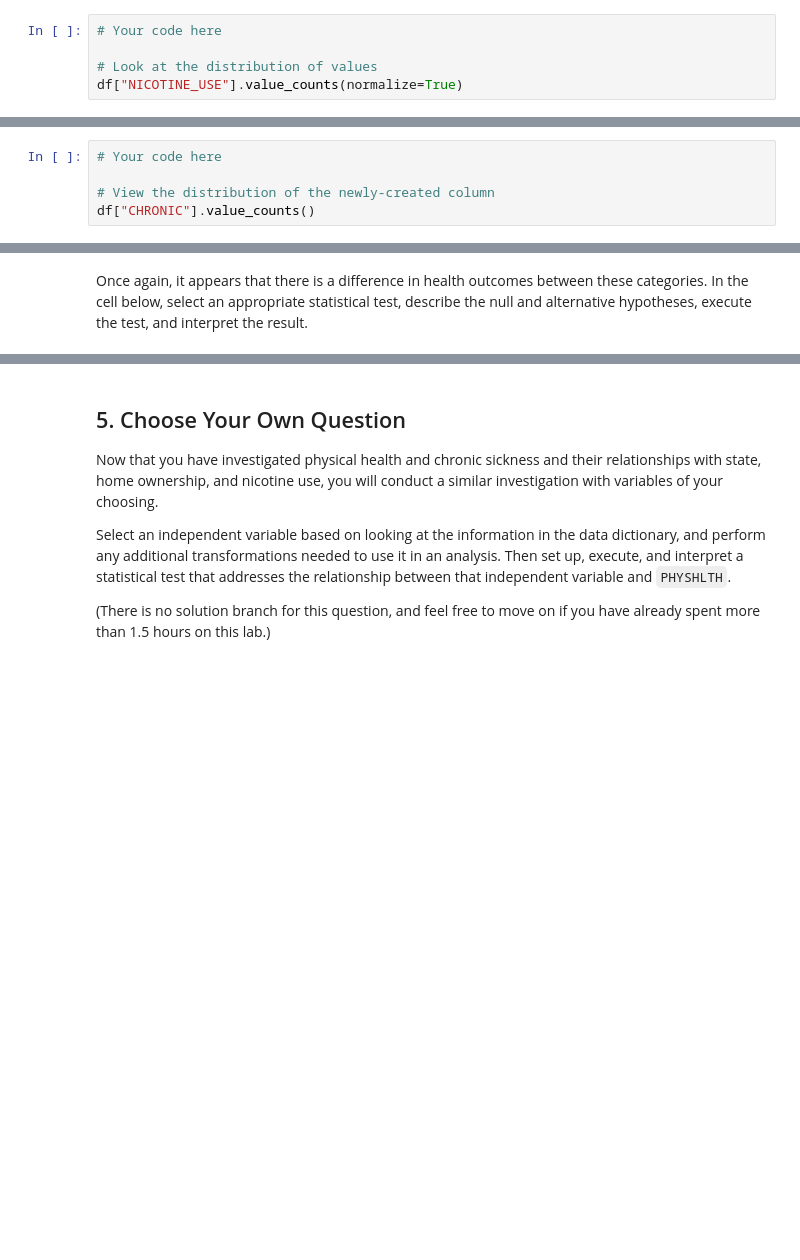
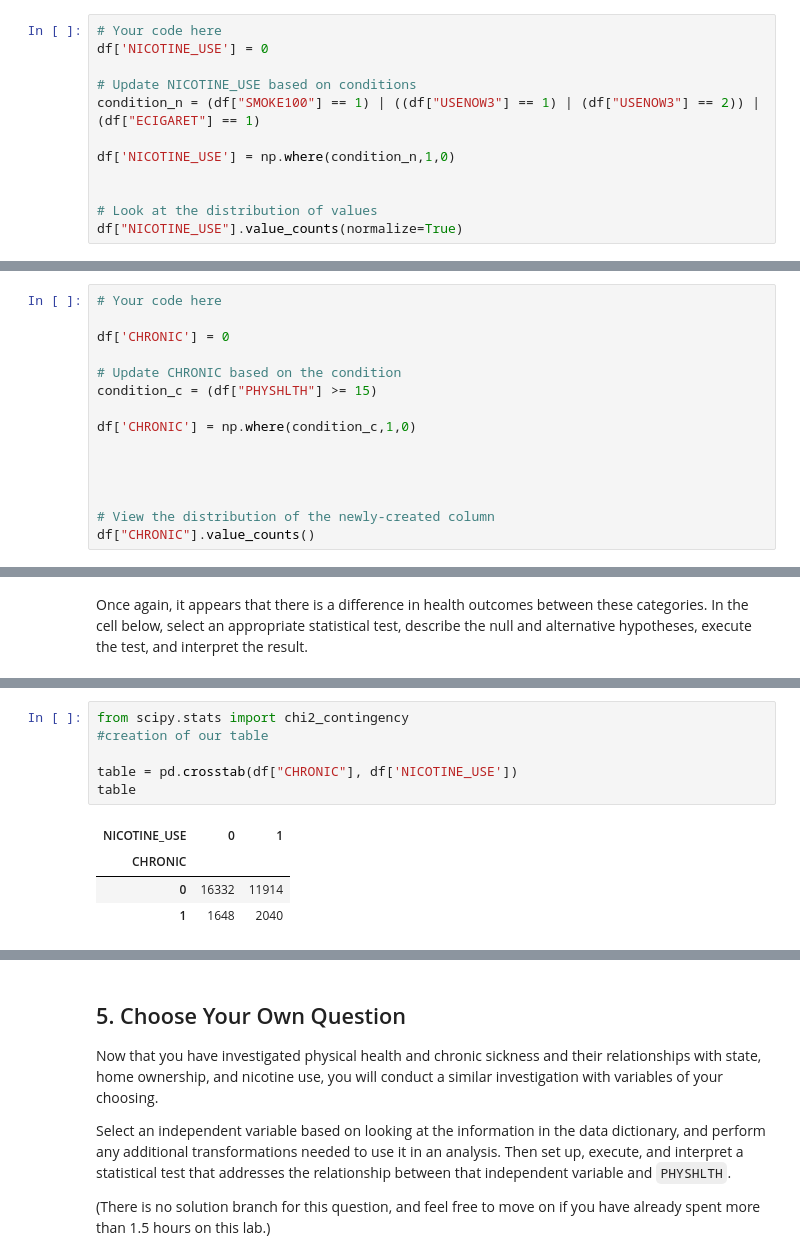
Before and after one commit to learn-co-curriculum/dsc-hypothesis-testing-lab, a Jupyter notebook: index.ipynb, the cells around one changed output, grey strips where cells are left out. Cells and saved outputs as stored; diff of their text form; blank space fills up the shorter version.

```diff
--- a/index.ipynb
+++ b/index.ipynb
@@ -289,5 +495,12 @@ If a record matches one or more of the above criteria, `NICOTINE_USE` should be
 # %%
 # Your code here
+df['NICOTINE_USE'] = 0
+
+# Update NICOTINE_USE based on conditions
+condition_n = (df["SMOKE100"] == 1) | ((df["USENOW3"] == 1) | (df["USENOW3"] == 2)) | (df["ECIGARET"] == 1)
+
+df['NICOTINE_USE'] = np.where(condition_n,1,0)
+
 
 # Look at the distribution of values
 df["NICOTINE_USE"].value_counts(normalize=True)
@@ -298,5 +531,15 @@ In the cell below, create a new column of `df` called `CHRONIC`, which is 0 for
 # %%
 # Your code here
 
+df['CHRONIC'] = 0
+
+# Update CHRONIC based on the condition
+condition_c = (df["PHYSHLTH"] >= 15)
+
+df['CHRONIC'] = np.where(condition_c,1,0)
+
+
+
+
 # View the distribution of the newly-created column
 df["CHRONIC"].value_counts()
@@ -332,2 +605,13 @@ Once again, it appears that there is a difference in health outcomes between the
+# %%
+from scipy.stats import chi2_contingency
+#creation of our table
+
+table = pd.crosstab(df["CHRONIC"], df['NICOTINE_USE'])
+table
+# %% [output]
+| NICOTINE_USE | 0 | 1 |
+| CHRONIC |  |  |
+| 0 | 16332 | 11914 |
+| 1 | 1648 | 2040 |
 # %%
 # Your code here (create additional cells as needed)
```
Also changed, not shown: parts of 47 cells of this notebook.
